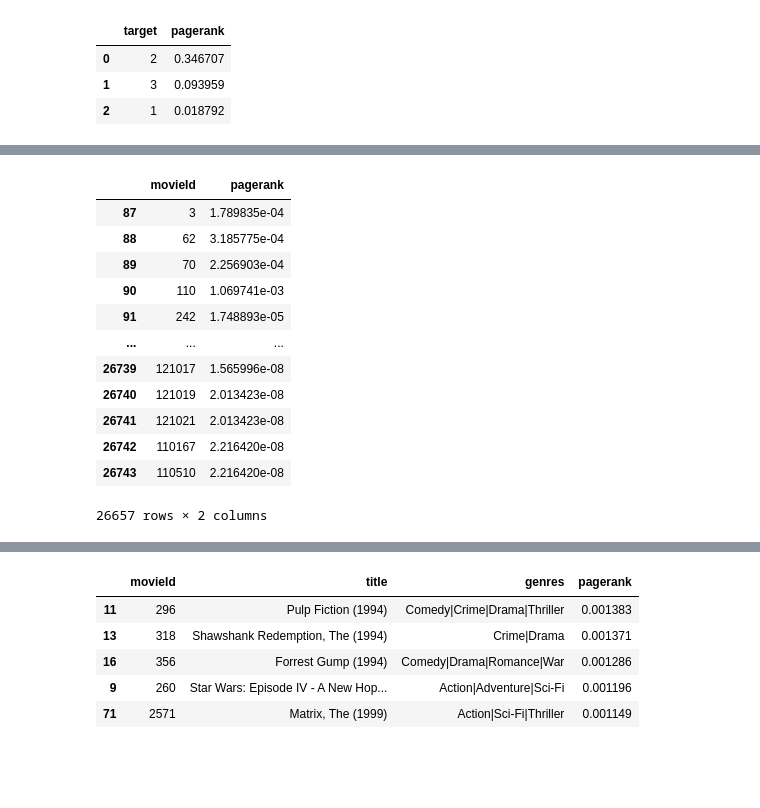
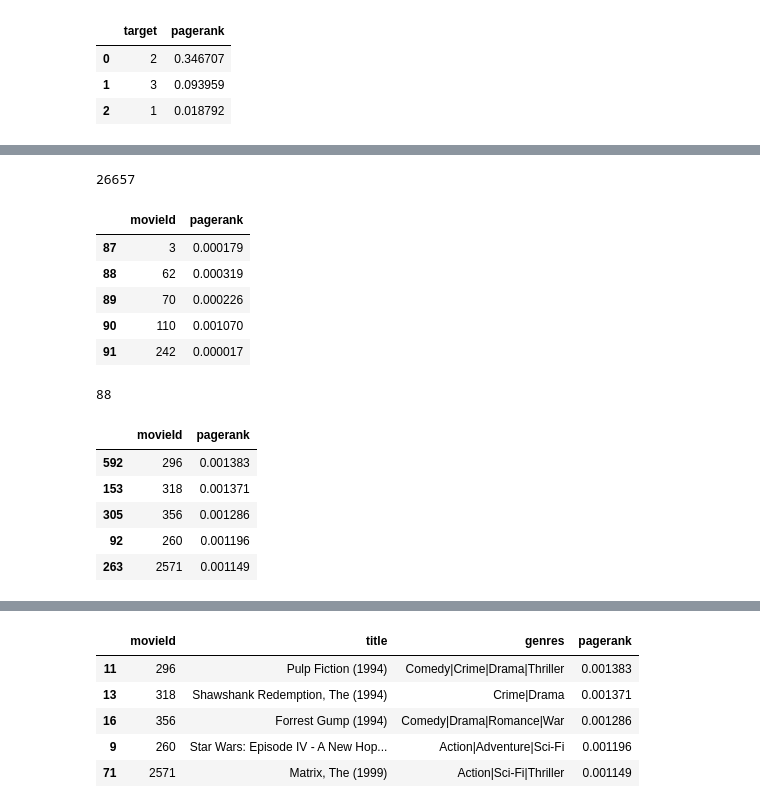
Before and after one commit to DimaOshchepkov/PageRank-Course-Project, a Jupyter notebook: GlobalPageRankMovieUsers.ipynb, the cells around one changed output, grey strips where cells are left out. Cells and saved outputs as stored; diff of their text form; code cells hidden in the pictures; blank space fills up the shorter version.

```diff
--- a/GlobalPageRankMovieUsers.ipynb
+++ b/GlobalPageRankMovieUsers.ipynb
@@ -78,8 +105,7 @@ data, test1, train1 = split_by_target_column_value(df, test_size=0.5, target_col
 def get_range(data: pd.DataFrame, personalization: Mapping,
                source: str, target: str, edge_attr: str) -> pd.DataFrame:
     """
-    Вычисляет PageRank на основе заданного DataFrame и возвращает DataFrame с результатами.
-    В возвращаемых значении присутствуют данные из personalization
+    Вычисляет PageRank на основе заданного DataFrame и возвращает DataFrame с рангами каждого фильма с учетом персонализации.
     Параметры:
         data (pd.DataFrame): DataFrame для вычисления PageRank.
         personalization (Mapping): Словарь с персонализацией для PageRank.
@@ -88,7 +114,7 @@ def get_range(data: pd.DataFrame, personalization: Mapping,
         edge_attr (str): Название столбца, содержащего атрибуты ребер.
 
     Возвращает:
-        pd.DataFrame: DataFrame с результатами вычисления PageRank.
+        pd.DataFrame: DataFrame с результатами вычисления PageRank с учетом персонализации.
     """
     G = nx.Graph()
 
@@ -157,21 +169,27 @@ data.head()
 # %%
 prediction_movie_for_user1_without_famous = prediction_movie_for_user1[~(prediction_movie_for_user1['movieId'].isin(train1['movieId']))]
-prediction_movie_for_user1_without_famous
+print(len(prediction_movie_for_user1_without_famous))
+prediction_movie_for_user1_without_famous.head()
 # %% [output]
+26657
 |  | movieId | pagerank |
-| 87 | 3 | 1.789835e-04 |
-| 88 | 62 | 3.185775e-04 |
-| 89 | 70 | 2.256903e-04 |
-| 90 | 110 | 1.069741e-03 |
-| 91 | 242 | 1.748893e-05 |
-| ... | ... | ... |
-| 26739 | 121017 | 1.565996e-08 |
-| 26740 | 121019 | 2.013423e-08 |
-| 26741 | 121021 | 2.013423e-08 |
-| 26742 | 110167 | 2.216420e-08 |
-| 26743 | 110510 | 2.216420e-08 |
+| 87 | 3 | 0.000179 |
+| 88 | 62 | 0.000319 |
+| 89 | 70 | 0.000226 |
+| 90 | 110 | 0.001070 |
+| 91 | 242 | 0.000017 |
-26657 rows × 2 columns
 # %%
+# Топ фильмов по мнению pagerank
 pred = prediction_movie_for_user1_without_famous.sort_values(by='pagerank', ascending=False).head(len(test1))
+print(len(pred))
+pred.head()
+# %% [output]
+88
+|  | movieId | pagerank |
+| 592 | 296 | 0.001383 |
+| 153 | 318 | 0.001371 |
+| 305 | 356 | 0.001286 |
+| 92 | 260 | 0.001196 |
+| 263 | 2571 | 0.001149 |
 # %%
 def accuracy_without_order(true_labels, predicted_labels):
```
Also changed, not shown: parts of 16 cells of this notebook.
